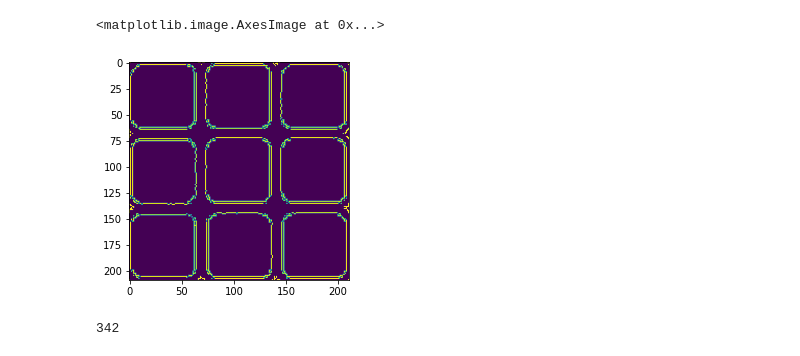
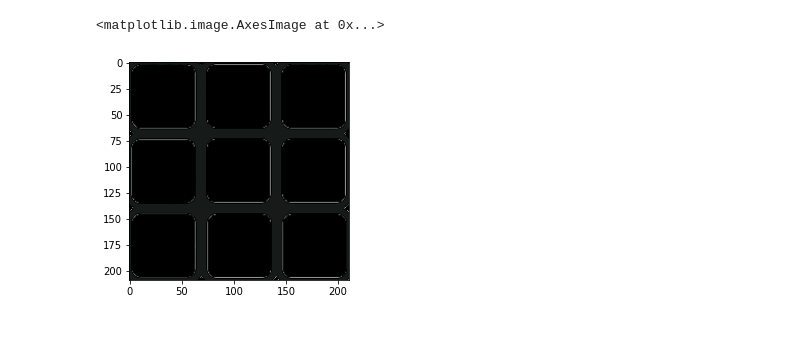
Before and after one commit to kurogo-nguyen/solve_rubik, a Jupyter notebook: 1.ipynb, the cells around one changed output. Cells and saved outputs as stored; diff of their text form; code cells hidden in the pictures.

```diff
--- a/1.ipynb
+++ b/1.ipynb
@@ -17,14 +50,9 @@ colors = {
     }
 # %%
-template = cv2.imread('template.png')
-template = cv2.cvtColor(template, cv2.COLOR_BGR2GRAY)
-template = cv2.Canny(template, 10, 60)
-(tH, tW) = template.shape[:2]
+template = cv.imread('template.png')
+template_canny = cv.Canny(template, 80, 100)
+tH, tW, _ = template.shape
 plt.imshow(template)
 # %% [output]
 <matplotlib.image.AxesImage at 0x...>
-[figure, old version]
+[figure, new version]
-# %%
-img.shape[1]
-# %% [output]
-342
```
Also changed, not shown: parts of 23 cells of this notebook.
